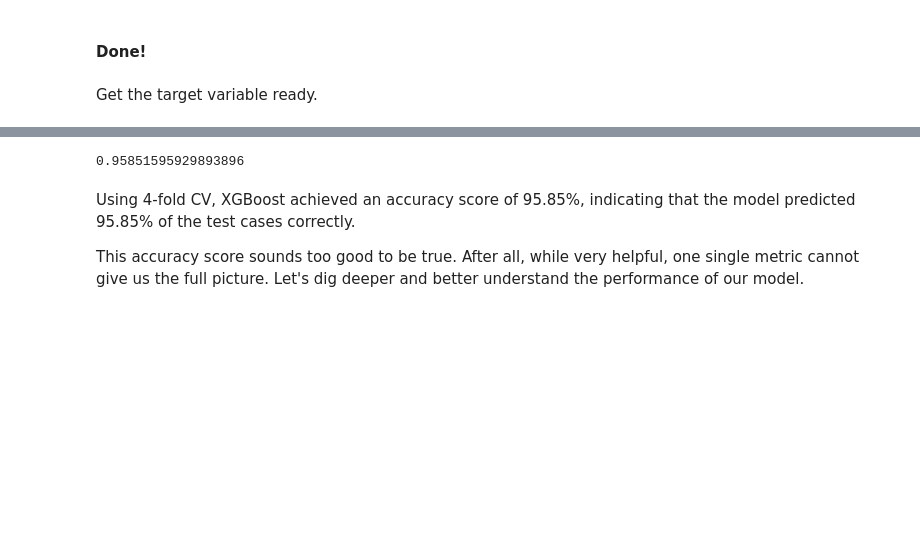
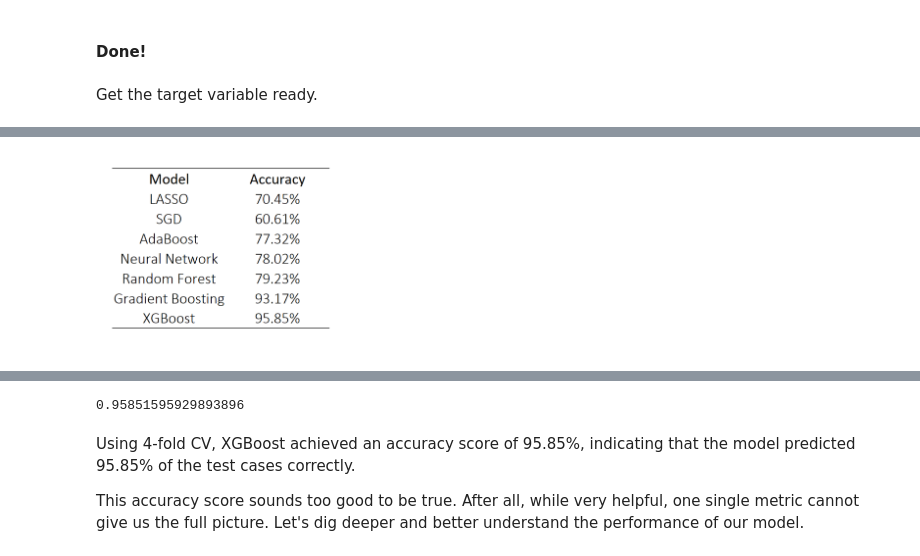
Before and after one commit to fffdong/SpringBoard-Capstone-Project, a Jupyter notebook: Final Report.ipynb, the cells around one changed output, grey strips where cells are left out. Saved outputs shown, nothing was run; the diff lists cells and outputs as text; code cells hidden in the pictures; blank space fills up the shorter version.

```diff
--- a/Final Report.ipynb
+++ b/Final Report.ipynb
@@ -348 +352,5 @@ allData.drop(['book_day'], axis=1, inplace=True)
+# %%
+Image(filename="prediction result.png", embed=True, width=250)
+# %% [output]
+[figure, added]
 # %% [markdown]
```
Also changed, not shown: parts of 6 cells of this notebook.
